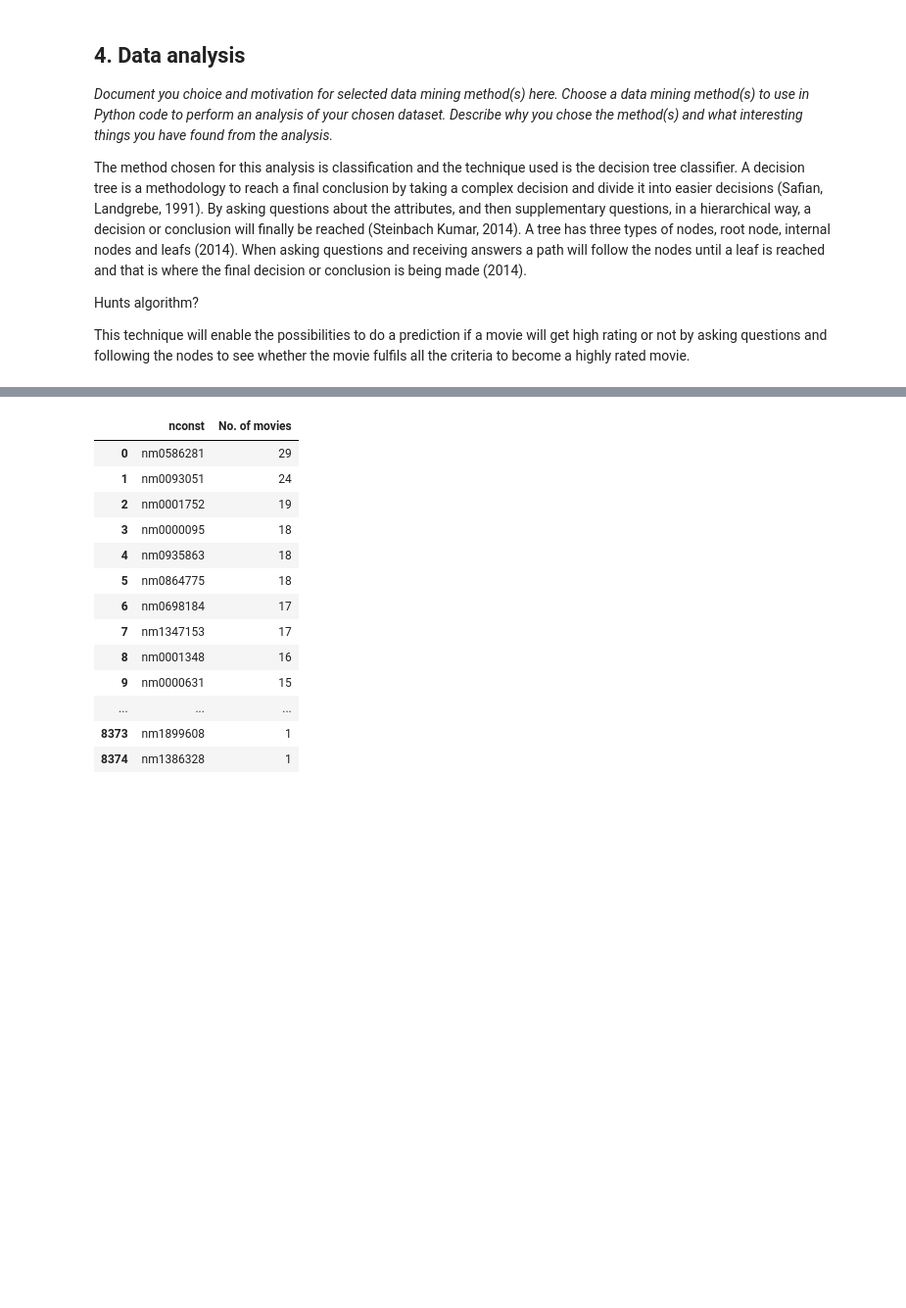
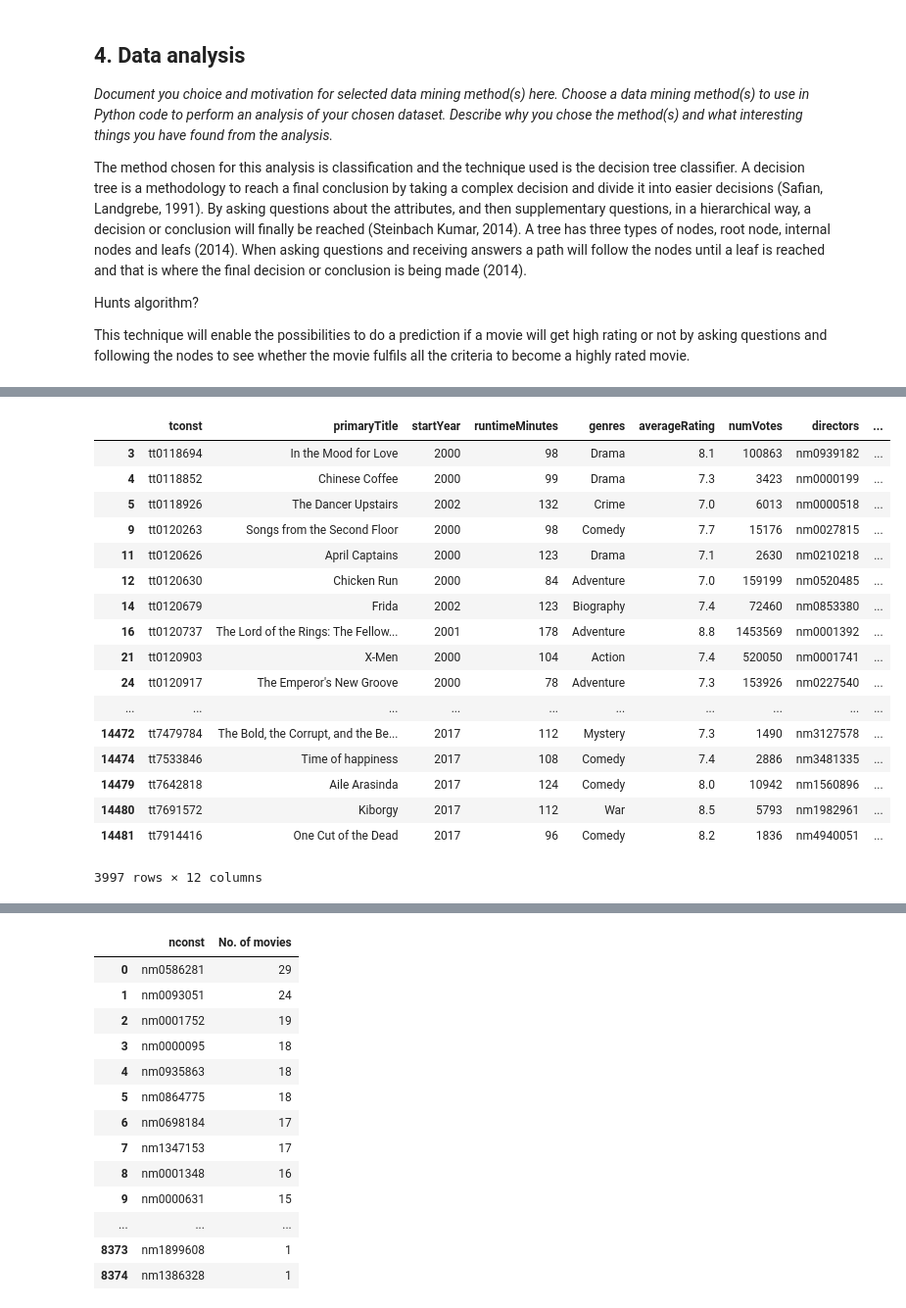
Before and after one commit to philipohlund/2IS063_project, a Jupyter notebook: Data Mining Project.ipynb, the cells around one changed output, grey strips where cells are left out. Shown at 98% size. Drawn from its saved outputs; the diff is of its cells as text; code cells hidden in the pictures; blank space fills up the shorter version.

```diff
--- a/Data Mining Project.ipynb
+++ b/Data Mining Project.ipynb
@@ -234,6 +234,6 @@ movies_ratings_crew
 # %%
 import numpy as np
 
-movies_ratings_crew['successfull'] = np.where(movies_ratings_crew['averageRating']>=7.0, '1', '0')
+movies_ratings_crew['successfull'] = np.where(movies_ratings_crew['averageRating']>=7.0, 1, 0)
 movies_ratings_crew
 # %% [output]
@@ -417,0 +508,22 @@ This technique will enable the possibilities to do a prediction if a movie will
+# %%
+successfull_movies = movies_ratings_crew_actors[movies_ratings_crew_actors.successfull == 1]
+successfull_movies
+# %% [output]
+|  | tconst | primaryTitle | startYear | runtimeMinutes | genres | averageRating | numVotes | directors | ... |
+| 3 | tt0118694 | In the Mood for Love | 2000 | 98 | Drama | 8.1 | 100863 | nm0939182 | ... |
+| 4 | tt0118852 | Chinese Coffee | 2000 | 99 | Drama | 7.3 | 3423 | nm0000199 | ... |
+| 5 | tt0118926 | The Dancer Upstairs | 2002 | 132 | Crime | 7.0 | 6013 | nm0000518 | ... |
+| 9 | tt0120263 | Songs from the Second Floor | 2000 | 98 | Comedy | 7.7 | 15176 | nm0027815 | ... |
+| 11 | tt0120626 | April Captains | 2000 | 123 | Drama | 7.1 | 2630 | nm0210218 | ... |
+| 12 | tt0120630 | Chicken Run | 2000 | 84 | Adventure | 7.0 | 159199 | nm0520485 | ... |
+| 14 | tt0120679 | Frida | 2002 | 123 | Biography | 7.4 | 72460 | nm0853380 | ... |
+| 16 | tt0120737 | The Lord of the Rings: The Fellow... | 2001 | 178 | Adventure | 8.8 | 1453569 | nm0001392 | ... |
+| 21 | tt0120903 | X-Men | 2000 | 104 | Action | 7.4 | 520050 | nm0001741 | ... |
+| 24 | tt0120917 | The Emperor's New Groove | 2000 | 78 | Adventure | 7.3 | 153926 | nm0227540 | ... |
+| ... | ... | ... | ... | ... | ... | ... | ... | ... | ... |
+| 14472 | tt7479784 | The Bold, the Corrupt, and the Be... | 2017 | 112 | Mystery | 7.3 | 1490 | nm3127578 | ... |
+| 14474 | tt7533846 | Time of happiness | 2017 | 108 | Comedy | 7.4 | 2886 | nm3481335 | ... |
+| 14479 | tt7642818 | Aile Arasinda | 2017 | 124 | Comedy | 8.0 | 10942 | nm1560896 | ... |
+| 14480 | tt7691572 | Kiborgy | 2017 | 112 | War | 8.5 | 5793 | nm1982961 | ... |
+| 14481 | tt7914416 | One Cut of the Dead | 2017 | 96 | Comedy | 8.2 | 1836 | nm4940051 | ... |
+3997 rows × 12 columns
```
Also changed, not shown: parts of 12 cells of this notebook.
